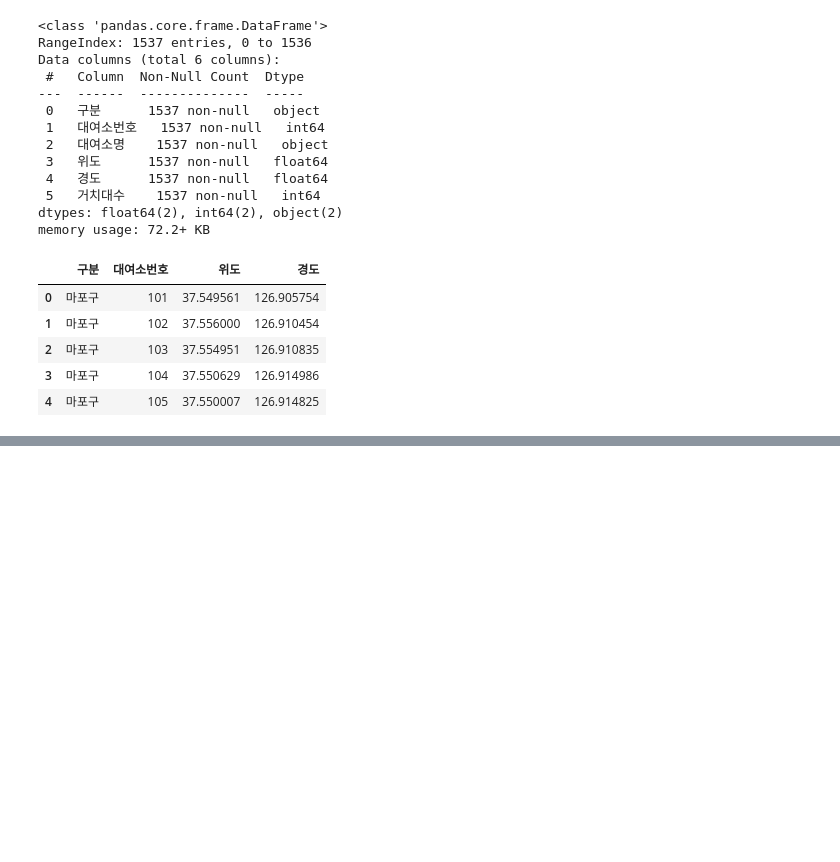
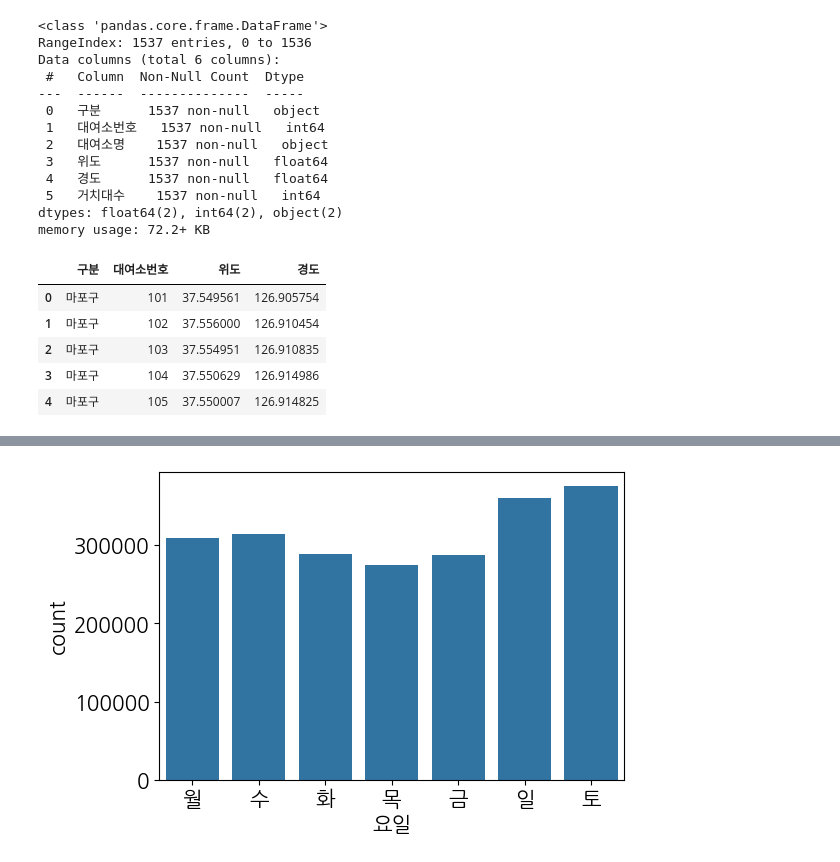
Before and after one commit to dongjoo12/github-demo, a Jupyter notebook: notebooks/bike_ride.ipynb, the cells around one changed output, grey strips where cells are left out. Cells and saved outputs as stored; diff of their text form; code cells hidden in the pictures; blank space fills up the shorter version.

```diff
--- a/notebooks/bike_ride.ipynb
+++ b/notebooks/bike_ride.ipynb
@@ -325,0 +386,6 @@ bikes.head()
+# %%
+#요일별 따릉이 이용건수
+plt.figure(figsize=(6,4))
+sns.countplot(x='요일', data=bikes);
+# %% [output]
+[figure, added]
```
Also changed, not shown: parts of 28 cells of this notebook, 1 other file.
